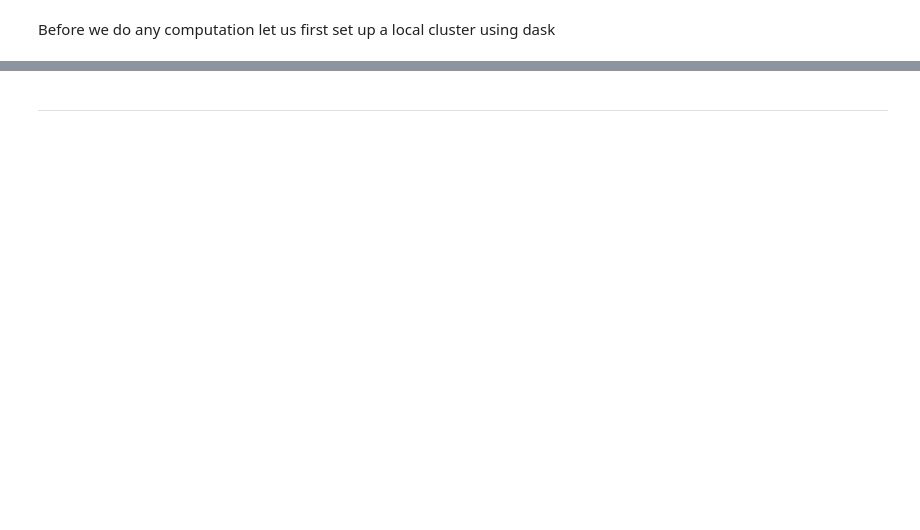
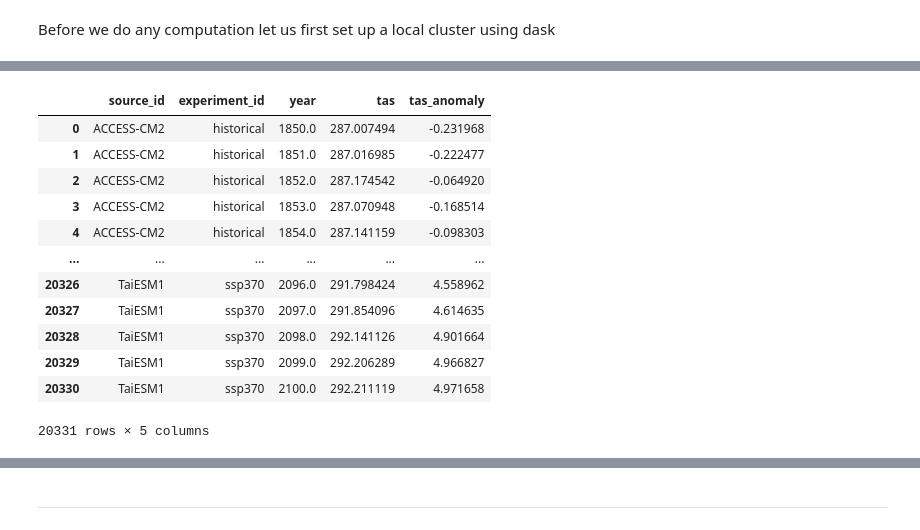
Before and after one commit to jukent/osdf-cookbook, a Jupyter notebook: notebooks/02_cmip6_gmst.ipynb, the cells around one changed output, grey strips where cells are left out. Drawn from its saved outputs; the diff is of its cells as text; code cells hidden in the pictures; blank space fills up the shorter version.

```diff
--- a/notebooks/02_cmip6_gmst.ipynb
+++ b/notebooks/02_cmip6_gmst.ipynb
@@ -190,0 +237,14 @@ We also suggest checking out Jupyter Book's [brief demonstration](https://jupyte
+# %%
+#calculate global means
+def get_lat_name(ds):
+    for lat_name in ['lat', 'latitude']:
+        if lat_name in ds.coords:
+            return lat_name
+    raise RuntimeError("Couldn't find a latitude coordinate")
+
+def global_mean(ds):
+    lat = ds[get_lat_name(ds)]
+    weight = np.cos(np.deg2rad(lat))
+    weight /= weight.mean()
+    other_dims = set(ds.dims) - {'time'}
+    return (ds * weight).mean(other_dims)
@@ -190,0 +276,4 @@ We also suggest checking out Jupyter Book's [brief demonstration](https://jupyte
+# %%
+%%time
+with progress.ProgressBar():
+    dsets_aligned_ = dask.compute(dsets_aligned)[0]
@@ -190,0 +283,10 @@ We also suggest checking out Jupyter Book's [brief demonstration](https://jupyte
+# %%
+source_ids = list(dsets_aligned_.keys())
+source_da = xr.DataArray(source_ids, dims='source_id', name='source_id',
+                         coords={'source_id': source_ids})
+
+big_ds = xr.concat([ds.reset_coords(drop=True)
+                    for ds in dsets_aligned_.values()],
+                    dim=source_da)
+
+big_ds
@@ -190,0 +325,24 @@ We also suggest checking out Jupyter Book's [brief demonstration](https://jupyte
+# %%
+# Define the baseline period
+baseline_df = df_all[(df_all["year"] >= 1960) & (df_all["year"] <= 1990)]
+
+# Compute the baseline mean
+baseline_mean = baseline_df["tas"].mean()
+
+# Compute anomalies
+df_all["tas_anomaly"] = df_all["tas"] - baseline_mean
+df_all
+# %% [output]
+|  | source_id | experiment_id | year | tas | tas_anomaly |
+| 0 | ACCESS-CM2 | historical | 1850.0 | 287.007494 | -0.231968 |
+| 1 | ACCESS-CM2 | historical | 1851.0 | 287.016985 | -0.222477 |
+| 2 | ACCESS-CM2 | historical | 1852.0 | 287.174542 | -0.064920 |
+| 3 | ACCESS-CM2 | historical | 1853.0 | 287.070948 | -0.168514 |
+| 4 | ACCESS-CM2 | historical | 1854.0 | 287.141159 | -0.098303 |
+| ... | ... | ... | ... | ... | ... |
+| 20326 | TaiESM1 | ssp370 | 2096.0 | 291.798424 | 4.558962 |
+| 20327 | TaiESM1 | ssp370 | 2097.0 | 291.854096 | 4.614635 |
+| 20328 | TaiESM1 | ssp370 | 2098.0 | 292.141126 | 4.901664 |
+| 20329 | TaiESM1 | ssp370 | 2099.0 | 292.206289 | 4.966827 |
+| 20330 | TaiESM1 | ssp370 | 2100.0 | 292.211119 | 4.971658 |
+20331 rows × 5 columns
```
Also changed, not shown: parts of 58 cells of this notebook.
